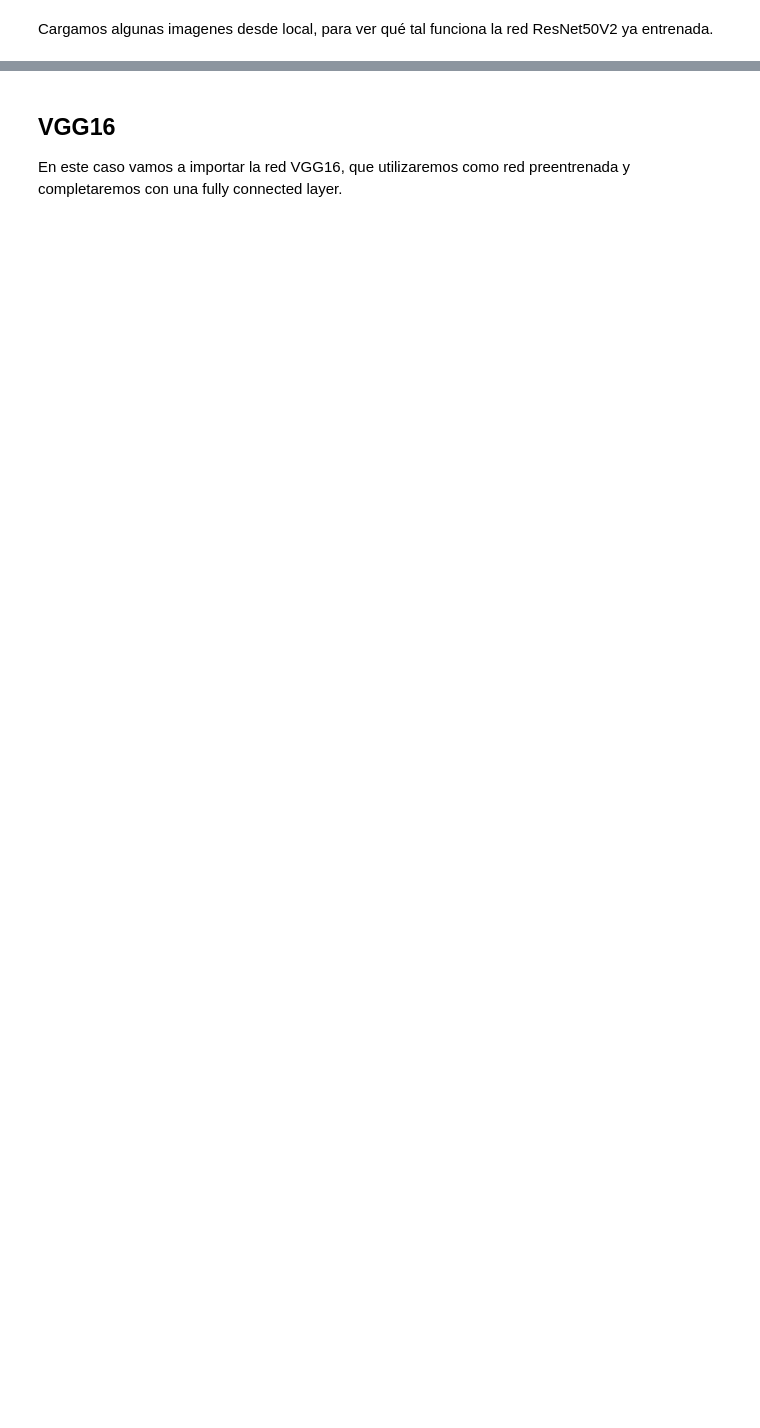
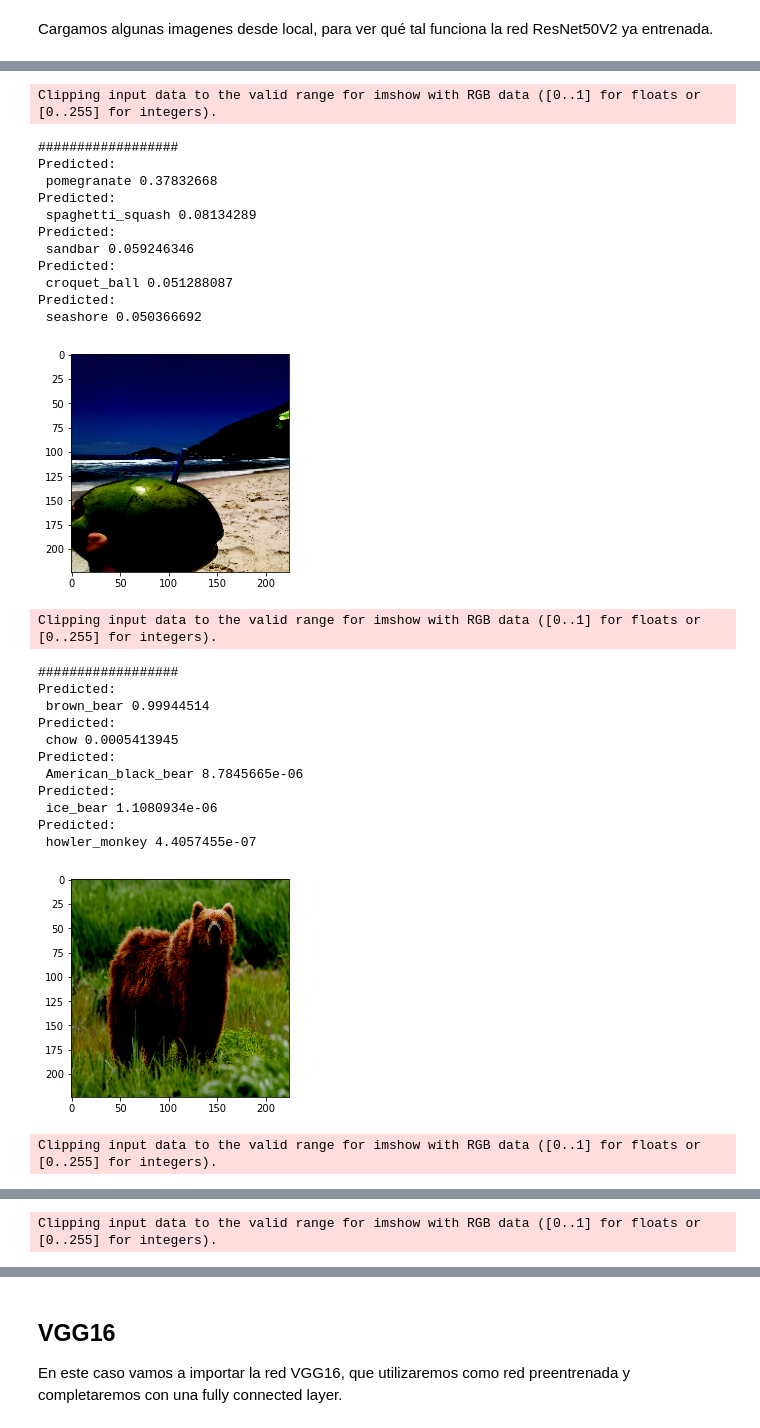
Before and after one commit to rafazamb/DS_PT_ENE21, a Jupyter notebook: 2-Machine_Learning/2.3_Redes_Neuronales/3 - Transfer Learning.ipynb, the cells around one changed output, grey strips where cells are left out. Cells and saved outputs as stored; diff of their text form; code cells hidden in the pictures; blank space fills up the shorter version.

```diff
--- a/2-Machine_Learning/2.3_Redes_Neuronales/3 - Transfer Learning.ipynb
+++ b/2-Machine_Learning/2.3_Redes_Neuronales/3 - Transfer Learning.ipynb
@@ -24,0 +27,3 @@ from keras.applications.resnet_v2 import ResNet50V2, decode_predictions, preproc
+# %%
+base_model = ResNet50V2(input_shape=(224, 224, 3), include_top=True,
+                       weights = "imagenet")
@@ -48,0 +87,44 @@ print(x_test.shape)
+# %%
+preds = base_model.predict(x_test)
+
+decodes = decode_predictions(preds, top=5)
+
+k=0
+for j in decodes:
+
+    print('##################')
+
+    plt.imshow(x_test[k]);
+    k += 1
+    for i, decode in enumerate(j):
+        print('Predicted:\n', decode[1], decode[2])
+
+    plt.pause(0.1)
+# %% [output]
+Clipping input data to the valid range for imshow with RGB data ([0..1] for floats or [0..255] for integers).
+##################
+Predicted:
+ pomegranate 0.37832668
+Predicted:
+ spaghetti_squash 0.08134289
+Predicted:
+ sandbar 0.059246346
+Predicted:
+ croquet_ball 0.051288087
+Predicted:
+ seashore 0.050366692
+[figure, added]
+Clipping input data to the valid range for imshow with RGB data ([0..1] for floats or [0..255] for integers).
+##################
+Predicted:
+ brown_bear 0.99944514
+Predicted:
+ chow 0.0005413945
+Predicted:
+ American_black_bear 8.7845665e-06
+Predicted:
+ ice_bear 1.1080934e-06
+Predicted:
+ howler_monkey 4.4057455e-07
+[figure, added]
+Clipping input data to the valid range for imshow with RGB data ([0..1] for floats or [0..255] for integers).
@@ -48,0 +143 @@ print(x_test.shape)
+Clipping input data to the valid range for imshow with RGB data ([0..1] for floats or [0..255] for integers).
```
Also changed, not shown: parts of 12 cells of this notebook, 33 other files.
